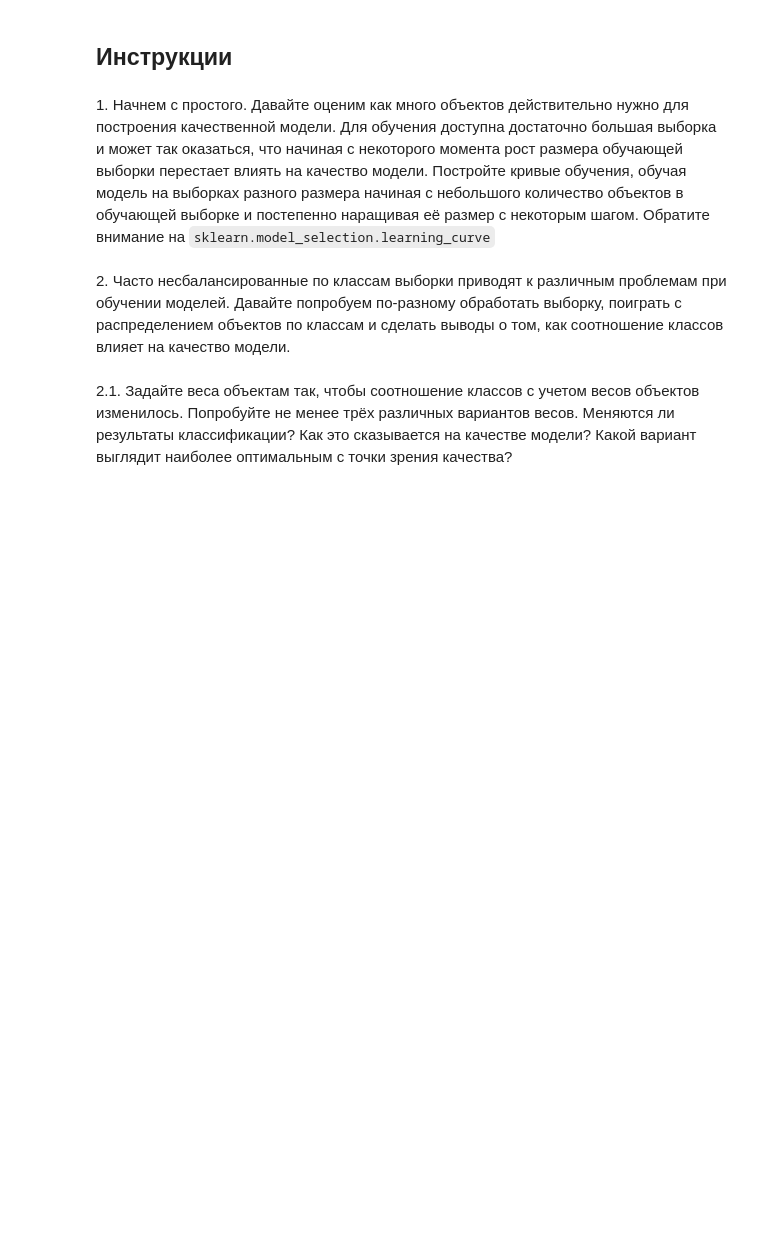
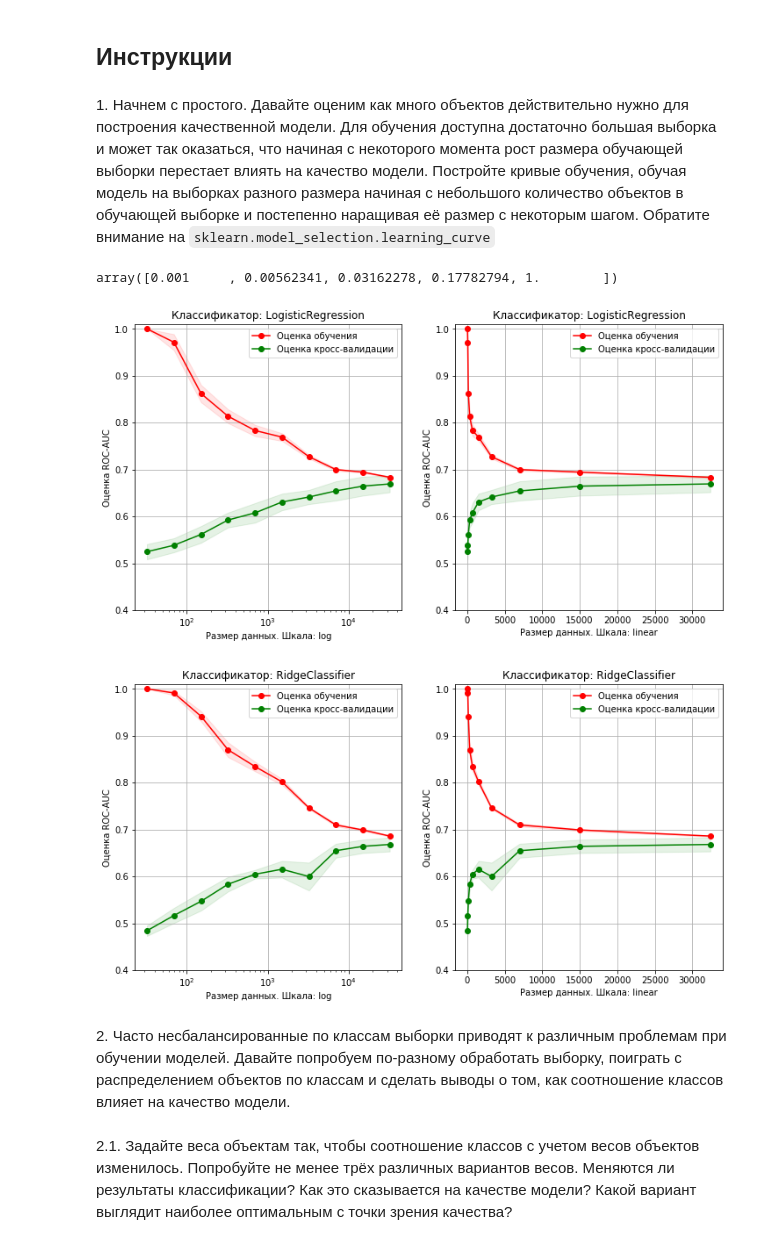
Before and after one commit to dminikorenb/DataLearning, a Jupyter notebook: 2-churn_prediction/dminik6_part2_w5.ipynb, the cells around one changed output. Drawn from its saved outputs; the diff is of its cells as text; code cells hidden in the pictures; blank space fills up the shorter version.

```diff
--- a/2-churn_prediction/dminik6_part2_w5.ipynb
+++ b/2-churn_prediction/dminik6_part2_w5.ipynb
@@ -10,6 +67,50 @@
 ## Инструкции
 # %% [markdown]
 1\. Начнем с простого. Давайте оценим как много объектов действительно нужно для построения качественной модели. Для обучения доступна достаточно большая выборка и может так оказаться, что начиная с некоторого момента рост размера обучающей выборки перестает влиять на качество модели. Постройте кривые обучения, обучая модель на выборках разного размера начиная с небольшого количество объектов в обучающей выборке и постепенно наращивая её размер с некоторым шагом. Обратите внимание на `sklearn.model_selection.learning_curve`
+# %%
+df_data = pd.read_csv('not_hold_out_dataset.csv')
+# Удалим переменные в которых все значения NaN.
+df_tmp = df_data.dropna(axis=1, how='all')
+# Преобразование в лоб всех столбцов по OneHotEncoder без предварительной подготовки
+# данных приводит к не подъёмному DataFrame. Поэтому для baseline решения применяем LabelEncoder.
+df_object = df_tmp.copy()
+columns = df_object.select_dtypes(['object']).columns
+df_object[columns] = df_object[columns].astype('category')
+df_object[columns] = df_object[columns].apply(lambda x: x.cat.codes)
+# Заполним значения NaN средними значениями по столбцу.
+X = df_object.iloc[:,:-1]
+si = SimpleImputer(strategy='mean')
+X = si.fit_transform(X)
+# Выполнение масштабирования данных
+min_max_scaler = preprocessing.MinMaxScaler()
+X = min_max_scaler.fit_transform(X)
+# Массив с метками.
+y = df_object.iloc[:,-1]
+# %%
+np.logspace(-3, 0, 5)
+# %% [output]
+array([0.001     , 0.00562341, 0.03162278, 0.17782794, 1.        ])
+# %%
+# est = LogisticRegression(solver='liblinear')
+# est = RidgeClassifier()
+# Cross validation with 100 iterations to get smoother mean test and train
+# score curves, each time with 20% data randomly selected as a validation set.
+# cv = ShuffleSplit(n_splits=10, test_size=0.2, random_state=0)
+# for est in [SGDClassifier(), LogisticRegression(solver='liblinear'), RidgeClassifier(),
+#             RandomForestClassifier(n_estimators=500), GradientBoostingClassifier()]:
+
+for est in [  LogisticRegression(solver='liblinear'), RidgeClassifier() ]:
+    cv = StratifiedKFold(n_splits=10, shuffle=True)
+    plot_learning_curve(est, 'Классификатор: ' + type(est).__name__, X, y, ylim=(0.4, 1.01),
+                    train_sizes=np.logspace(-3, 0, 10),
+                    cv=cv, n_jobs=5)
+# train_sizes, train_scores, test_scores =  learning_curve(est, X, y,
+#                scoring='roc_auc', train_sizes=np.array([0.1, 0.33, 0.55, 0.78, 1. ]), cv=3)
+
+plt.show()
+# %% [output]
+[figure, added]
+[figure, added]
 # %% [markdown]
 2\. Часто несбалансированные по классам выборки приводят к различным проблемам при обучении моделей. Давайте попробуем по-разному обработать выборку, поиграть с распределением объектов по классам и сделать выводы о том, как соотношение классов влияет на качество модели.
 # %% [markdown]
```
Also changed, not shown: parts of 6 cells of this notebook, 1 other file.
